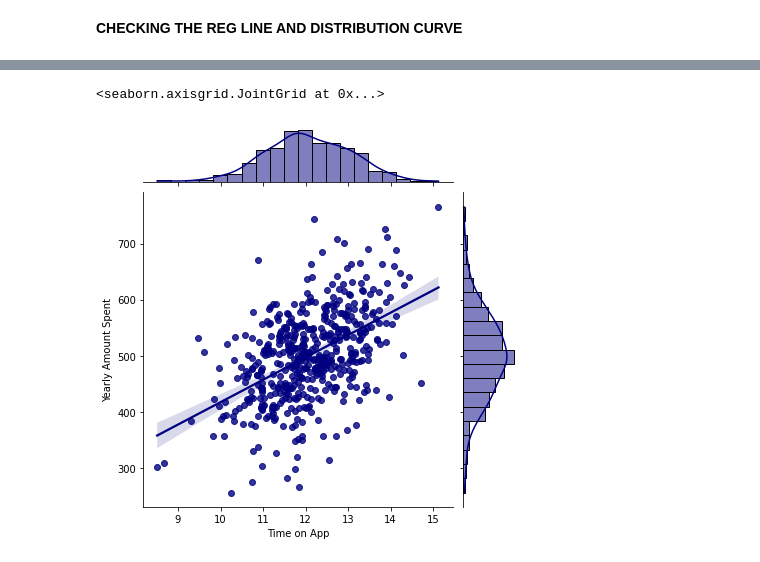
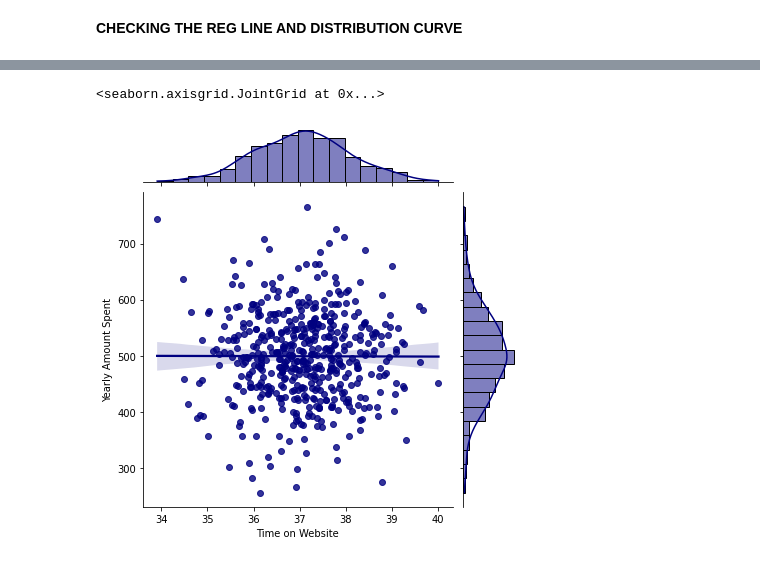
Before and after one commit to KumarGaurav20/ML-HOMEWORK, a Jupyter notebook: ML_AS1.ipynb, the cells around one changed output, grey strips where cells are left out. Saved outputs shown, nothing was run; the diff lists cells and outputs as text; code cells hidden in the pictures.

```diff
--- a/ML_AS1.ipynb
+++ b/ML_AS1.ipynb
@@ -135,5 +140,6 @@ Jointplot is used to visualize our data as it's a seaborn library specific and c
 # %%
-sns.jointplot(x='Time on App',y='Yearly Amount Spent',data=customer_data, color='navy', kind='reg')
+
+sns.jointplot(x='Time on Website',y='Yearly Amount Spent',data=customer_data, color='navy', kind='reg')
 # %% [output]
 <seaborn.axisgrid.JointGrid at 0x...>
-[figure, old version]
+[figure, new version]
```
Also changed, not shown: parts of 11 cells of this notebook.
